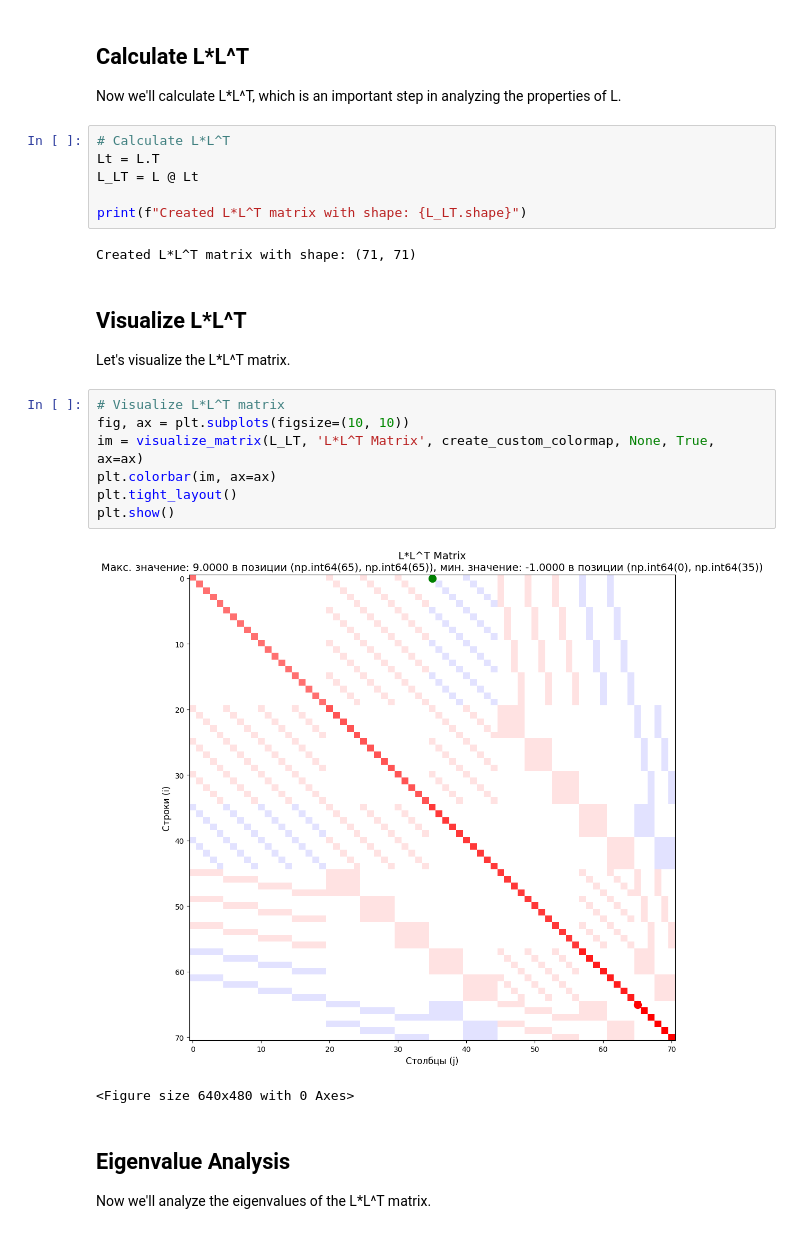
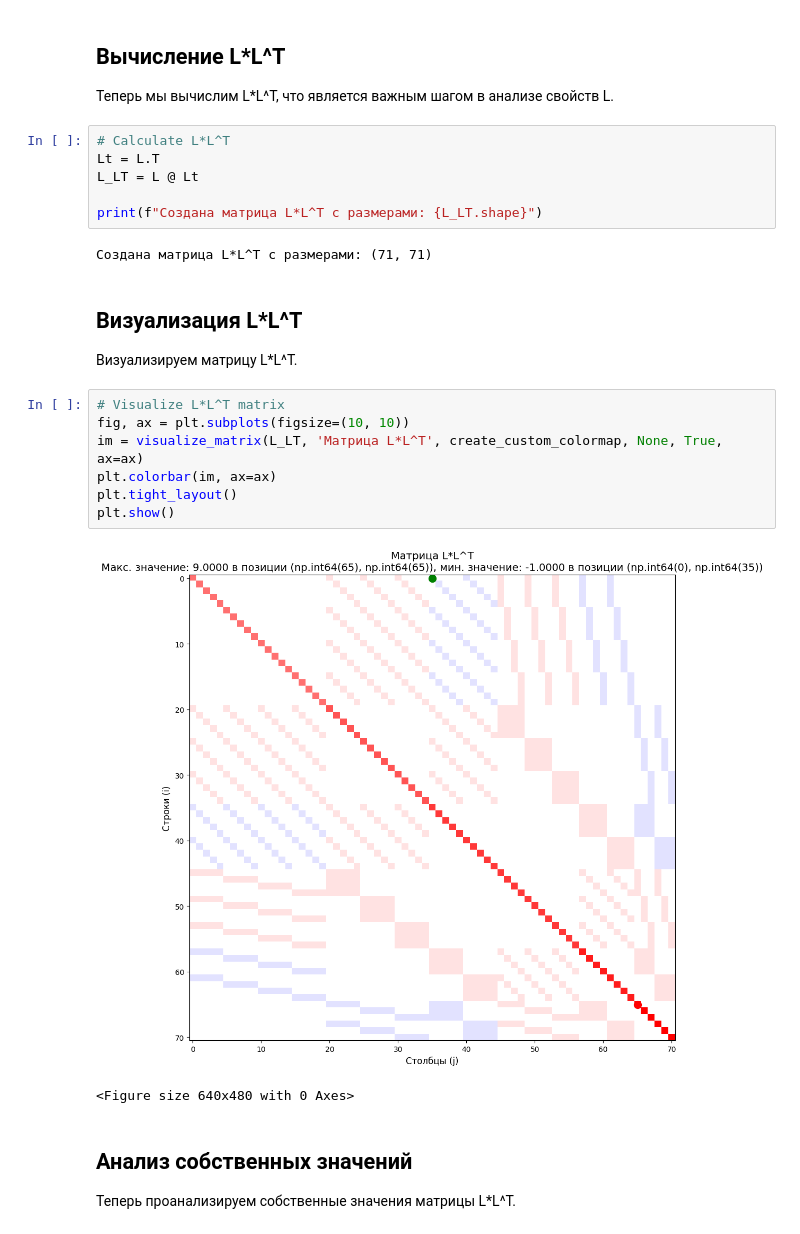
Before and after one commit to Ruslan361/matrix_analys, a Jupyter notebook: matrix_analysis_notebook.ipynb, the cells around one changed output. Drawn from its saved outputs; the diff is of its cells as text.

```diff
--- a/matrix_analysis_notebook.ipynb
+++ b/matrix_analysis_notebook.ipynb
@@ -159,33 +156,33 @@ plt.show()
 # %% [markdown]
-## Calculate L*L^T
+## Вычисление L*L^T
 
-Now we'll calculate L*L^T, which is an important step in analyzing the properties of L.
+Теперь мы вычислим L*L^T, что является важным шагом в анализе свойств L.
 # %%
 # Calculate L*L^T
 Lt = L.T
 L_LT = L @ Lt
 
-print(f"Created L*L^T matrix with shape: {L_LT.shape}")
+print(f"Создана матрица L*L^T с размерами: {L_LT.shape}")
 # %% [output]
-Created L*L^T matrix with shape: (71, 71)
+Создана матрица L*L^T с размерами: (71, 71)
 # %% [markdown]
-## Visualize L*L^T
+## Визуализация L*L^T
 
-Let's visualize the L*L^T matrix.
+Визуализируем матрицу L*L^T.
 # %%
 # Visualize L*L^T matrix
 fig, ax = plt.subplots(figsize=(10, 10))
-im = visualize_matrix(L_LT, 'L*L^T Matrix', create_custom_colormap, None, True, ax=ax)
+im = visualize_matrix(L_LT, 'Матрица L*L^T', create_custom_colormap, None, True, ax=ax)
 plt.colorbar(im, ax=ax)
 plt.tight_layout()
 plt.show()
 # %% [output]
-[figure, old version]
+[figure, new version]
 <Figure size 640x480 with 0 Axes>
 # %% [markdown]
-## Eigenvalue Analysis
+## Анализ собственных значений
 
-Now we'll analyze the eigenvalues of the L*L^T matrix.
+Теперь проанализируем собственные значения матрицы L*L^T.
 # %%
 # Calculate eigenvalues and eigenvectors
 eigenvalues_LLT, V_LLT = np.linalg.eig(L_LT)
```
Also changed, not shown: parts of 22 cells of this notebook.
